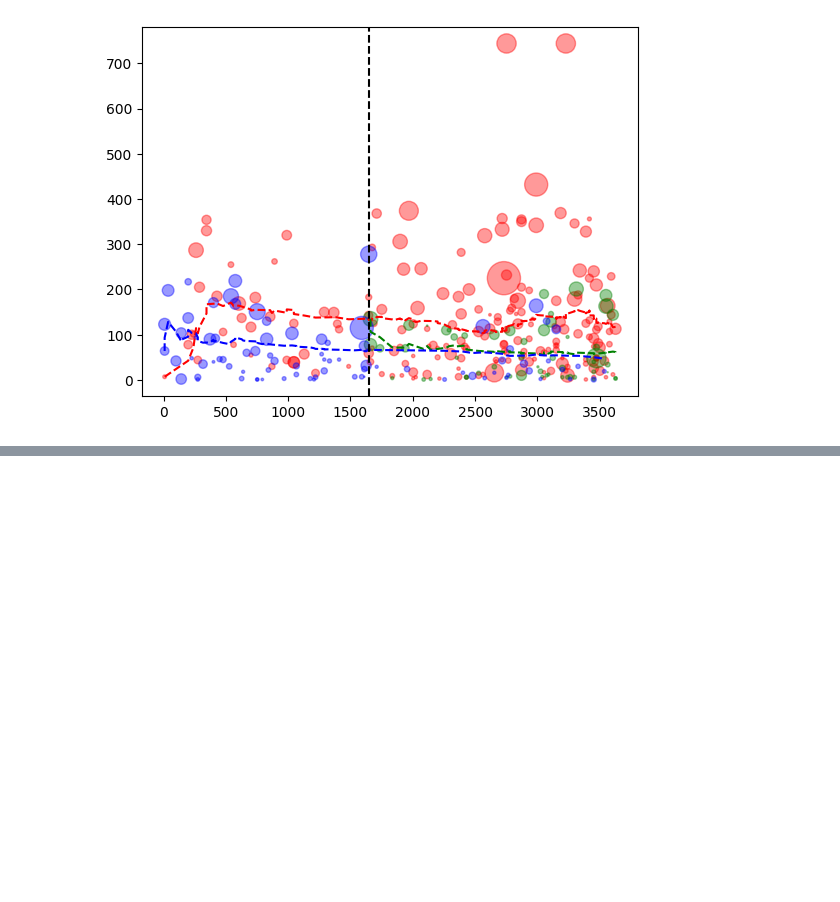
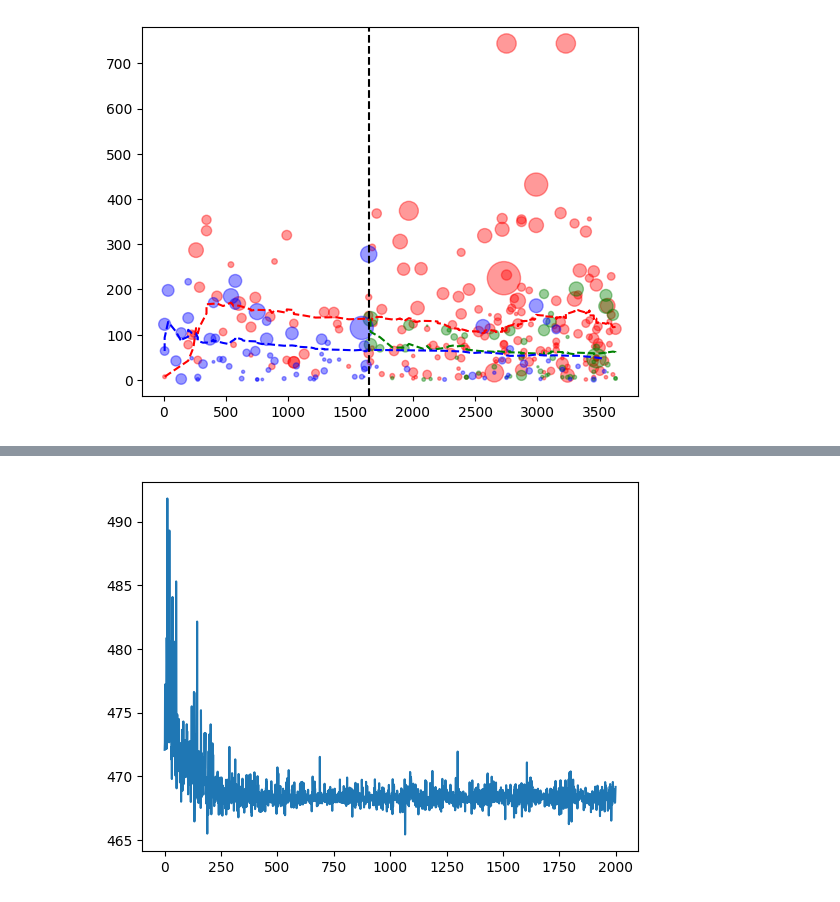
Before and after one commit to BasisResearch/cities, a Jupyter notebook: docs/experimental_notebooks/zoning/zoning_model.ipynb, the cells around one changed output, grey strips where cells are left out. Cells and saved outputs as stored; diff of their text form; code cells hidden in the pictures; blank space fills up the shorter version.

```diff
--- a/docs/experimental_notebooks/zoning/zoning_model.ipynb
+++ b/docs/experimental_notebooks/zoning/zoning_model.ipynb
@@ -522,4 +529,8 @@ plt.show()
 # %%
+#clear pyro param
+pyro.clear_param_store()
+
+
 
 #TODO allow for empty input groups
 linear_model = SimpleLinear({'limit_id': categorical['limit_id']}, continuous = {}, outcome = outcome)
@@ -533,0 +561 @@ UnboundLocalError: local variable 'bias_continuous' referenced before assignment
+[figure, added]
```
Also changed, not shown: parts of 8 cells of this notebook.
